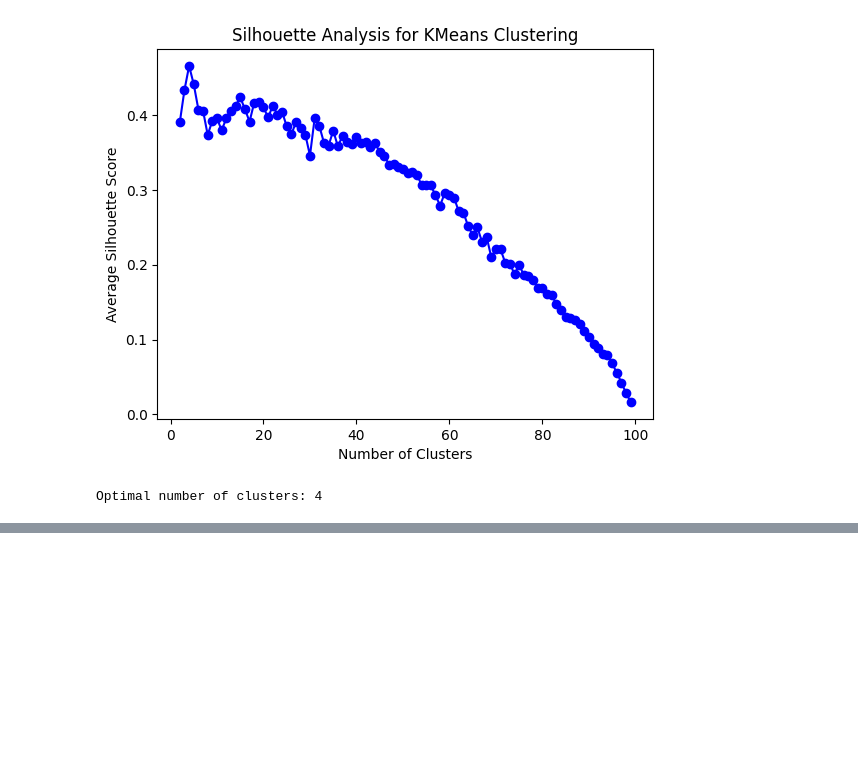
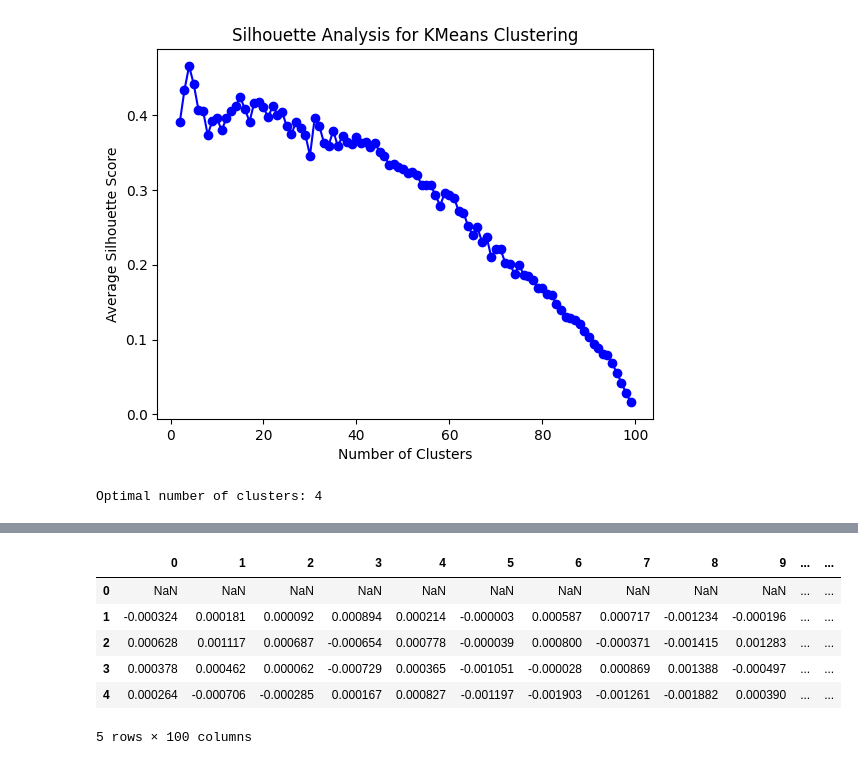
Before and after one commit to navyanshmahla/Funny-Indices-TRC, a Jupyter notebook: funny_indices.ipynb, the cells around one changed output, grey strips where cells are left out. Cells and saved outputs as stored; diff of their text form; code cells hidden in the pictures; blank space fills up the shorter version.

```diff
--- a/funny_indices.ipynb
+++ b/funny_indices.ipynb
@@ -209,0 +223,10 @@ dtype: int64
+# %%
+stock_returns.head()
+# %% [output]
+|  | 0 | 1 | 2 | 3 | 4 | 5 | 6 | 7 | 8 | 9 | ... | ... |
+| 0 | NaN | NaN | NaN | NaN | NaN | NaN | NaN | NaN | NaN | NaN | ... | ... |
+| 1 | -0.000324 | 0.000181 | 0.000092 | 0.000894 | 0.000214 | -0.000003 | 0.000587 | 0.000717 | -0.001234 | -0.000196 | ... | ... |
+| 2 | 0.000628 | 0.001117 | 0.000687 | -0.000654 | 0.000778 | -0.000039 | 0.000800 | -0.000371 | -0.001415 | 0.001283 | ... | ... |
+| 3 | 0.000378 | 0.000462 | 0.000062 | -0.000729 | 0.000365 | -0.001051 | -0.000028 | 0.000869 | 0.001388 | -0.000497 | ... | ... |
+| 4 | 0.000264 | -0.000706 | -0.000285 | 0.000167 | 0.000827 | -0.001197 | -0.001903 | -0.001261 | -0.001882 | 0.000390 | ... | ... |
+5 rows × 100 columns
```
Also changed, not shown: parts of 10 cells of this notebook.
